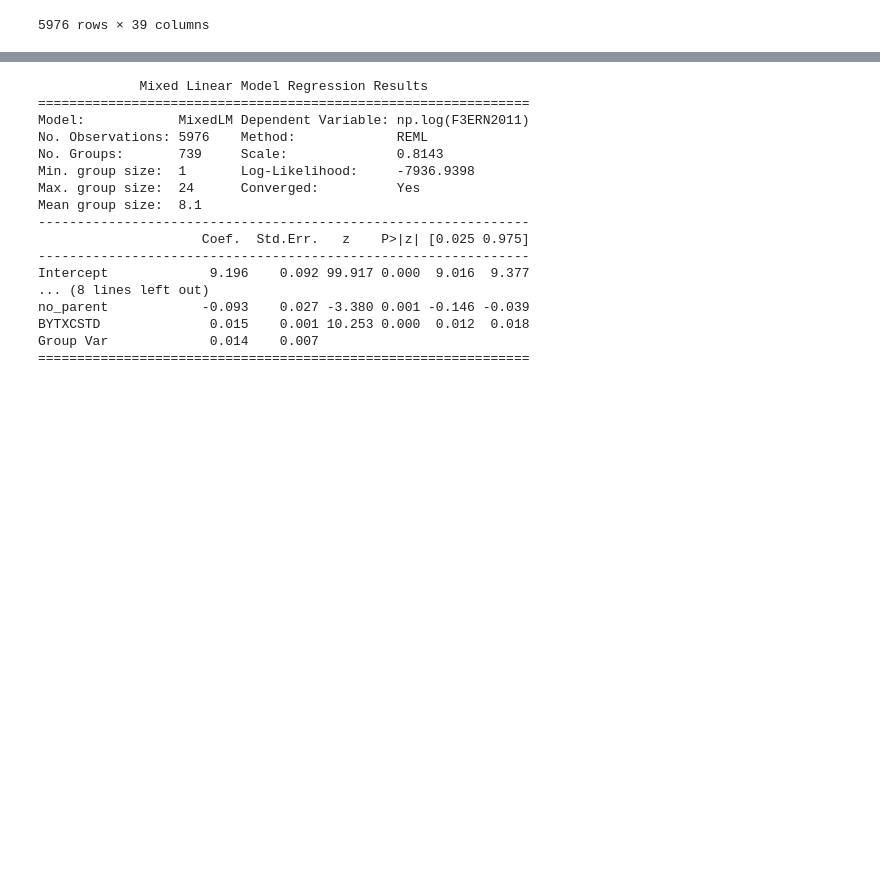
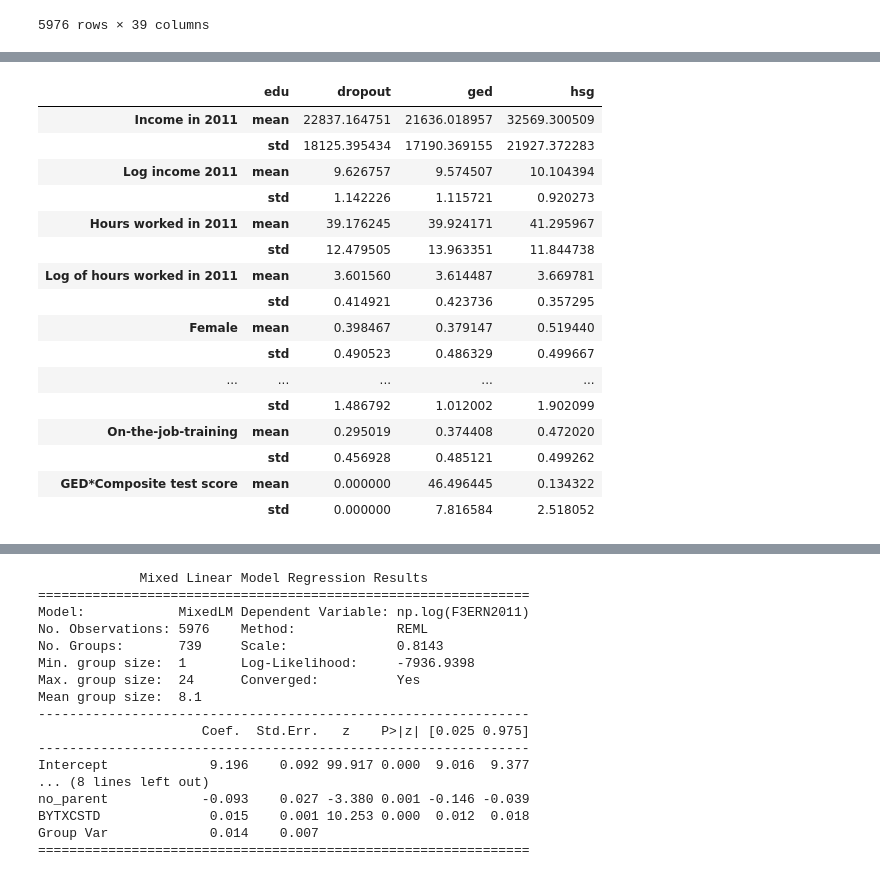
Before and after one commit to claraberes/QMSS-GR5072_Spring2023, a Jupyter notebook: Week 4/Activity/AERA Data Analysis .ipynb, the cells around one changed output, grey strips where cells are left out. Saved outputs shown, nothing was run; the diff lists cells and outputs as text; code cells hidden in the pictures; blank space fills up the shorter version.

```diff
--- a/Week 4/Activity/AERA Data Analysis .ipynb
+++ b/Week 4/Activity/AERA Data Analysis .ipynb
@@ -247,0 +254,19 @@ data
+# %%
+df = data[['high_school_grad','ged','F3ERN2011','F3C02','female','Black','Hispanic','Asian','White','Other','BYSES1','BYTXCSTD','BYP61','F3ATTAINMENT','F3B35','BYMOTHED','F3REGION']]
+# Add three columns that weren't present
+df.insert(loc = 3,
+          column = 'Log income 2011',
+          value = np.log(data.F3ERN2011)
+)
+df.insert(loc = 5,
+          column = 'Log of hours worked in 2011',
+          value = np.log(data.F3C02)
+         )
+df.insert(loc = len(df.columns)-2,
+         column = 'GED*Composite test score',
+          value = data.F3EVRGED*data.BYTXCSTD
+         )
+
+# Rename the columns
+df.columns = ['high_school_grad','ged','Income in 2011','Log income 2011','Hours worked in 2011','Log of hours worked in 2011','Female','Black or African American','Hispanic','Asian','White','Other','Socioeconomic status','Composite test score','Absence of biological parent','Years of post-secondary education','On-the-job-training','GED*Composite test score','Maternal education','Region of the US']
+df
@@ -247,0 +287,8 @@ data
+# %%
+#Create a 3-level nominal variable to track highschool graduation, the ged, and dropout status -
+# we ar coding these in a mututally exclusive manner
+df["edu"] = np.where(df["high_school_grad"] == 1, "hsg", np.where(df["ged"] == 1, "ged", "dropout"))
+
+# Check work
+print(pd.crosstab(index=df['high_school_grad'], columns=df['edu']))
+print(pd.crosstab(index=df['ged'][ df['high_school_grad'] != 1], columns=df['edu'][ df['high_school_grad'] != 1]))
@@ -247,0 +362,23 @@ data
+# %%
+# transpose the data frame, so the attributes goes to the left,
+# just like the original table
+df3 = df3.T
+df3
+# %% [output]
+|  | edu | dropout | ged | hsg |
+| Income in 2011 | mean | 22837.164751 | 21636.018957 | 32569.300509 |
+|  | std | 18125.395434 | 17190.369155 | 21927.372283 |
+| Log income 2011 | mean | 9.626757 | 9.574507 | 10.104394 |
+|  | std | 1.142226 | 1.115721 | 0.920273 |
+| Hours worked in 2011 | mean | 39.176245 | 39.924171 | 41.295967 |
+|  | std | 12.479505 | 13.963351 | 11.844738 |
+| Log of hours worked in 2011 | mean | 3.601560 | 3.614487 | 3.669781 |
+|  | std | 0.414921 | 0.423736 | 0.357295 |
+| Female | mean | 0.398467 | 0.379147 | 0.519440 |
+|  | std | 0.490523 | 0.486329 | 0.499667 |
+| ... | ... | ... | ... | ... |
+|  | std | 1.486792 | 1.012002 | 1.902099 |
+| On-the-job-training | mean | 0.295019 | 0.374408 | 0.472020 |
+|  | std | 0.456928 | 0.485121 | 0.499262 |
+| GED*Composite test score | mean | 0.000000 | 46.496445 | 0.134322 |
+|  | std | 0.000000 | 7.816584 | 2.518052 |
```
Also changed, not shown: parts of 12 cells of this notebook, 1 other file.
